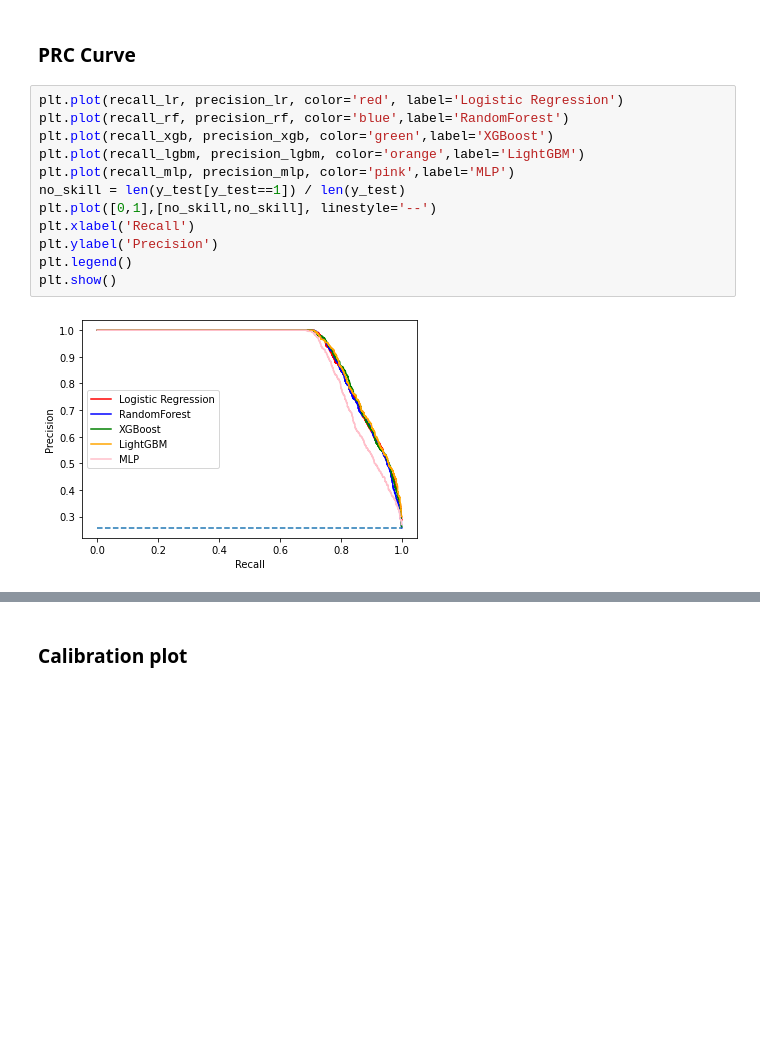
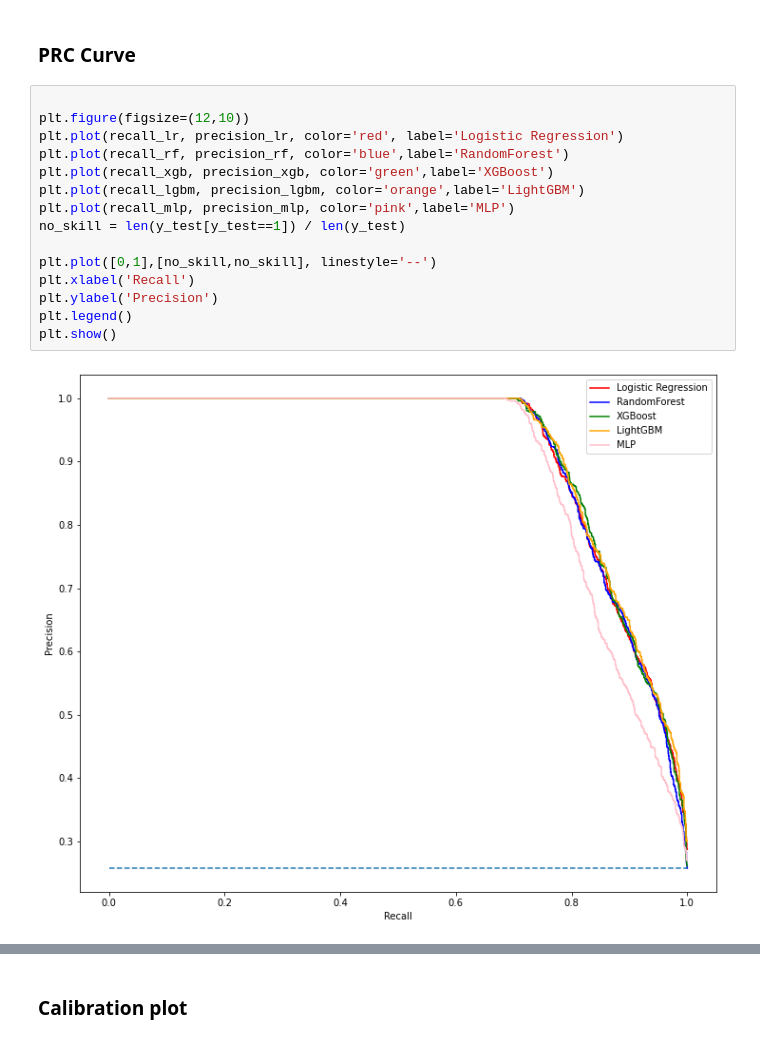
Before and after one commit to Yeonhoon/mimic_ML, a Jupyter notebook: modeling.ipynb, the cells around one changed output, grey strips where cells are left out. Saved outputs shown, nothing was run; the diff lists cells and outputs as text; blank space fills up the shorter version.

```diff
--- a/modeling.ipynb
+++ b/modeling.ipynb
@@ -578,16 +555,19 @@ plt.show()
 # %% [markdown]
 ### PRC Curve
 # %%
+
+plt.figure(figsize=(12,10))
 plt.plot(recall_lr, precision_lr, color='red', label='Logistic Regression')
 plt.plot(recall_rf, precision_rf, color='blue',label='RandomForest')
 plt.plot(recall_xgb, precision_xgb, color='green',label='XGBoost')
 plt.plot(recall_lgbm, precision_lgbm, color='orange',label='LightGBM')
 plt.plot(recall_mlp, precision_mlp, color='pink',label='MLP')
 no_skill = len(y_test[y_test==1]) / len(y_test)
+
 plt.plot([0,1],[no_skill,no_skill], linestyle='--')
 plt.xlabel('Recall')
 plt.ylabel('Precision')
 plt.legend()
 plt.show()
 # %% [output]
-[figure, old version]
+[figure, new version]
```
Also changed, not shown: parts of 7 cells of this notebook.
